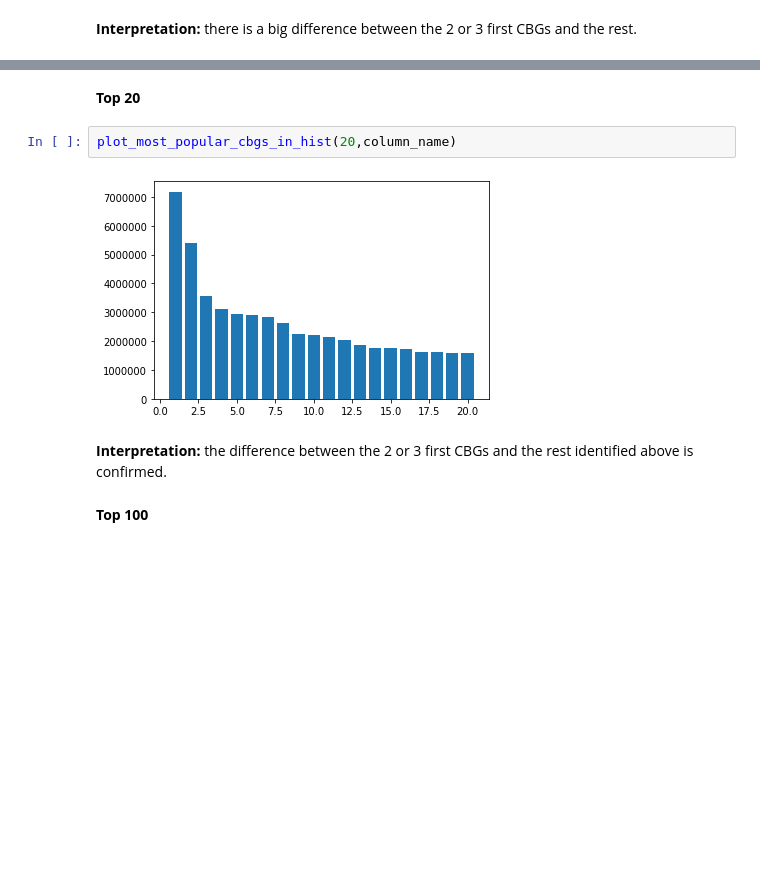
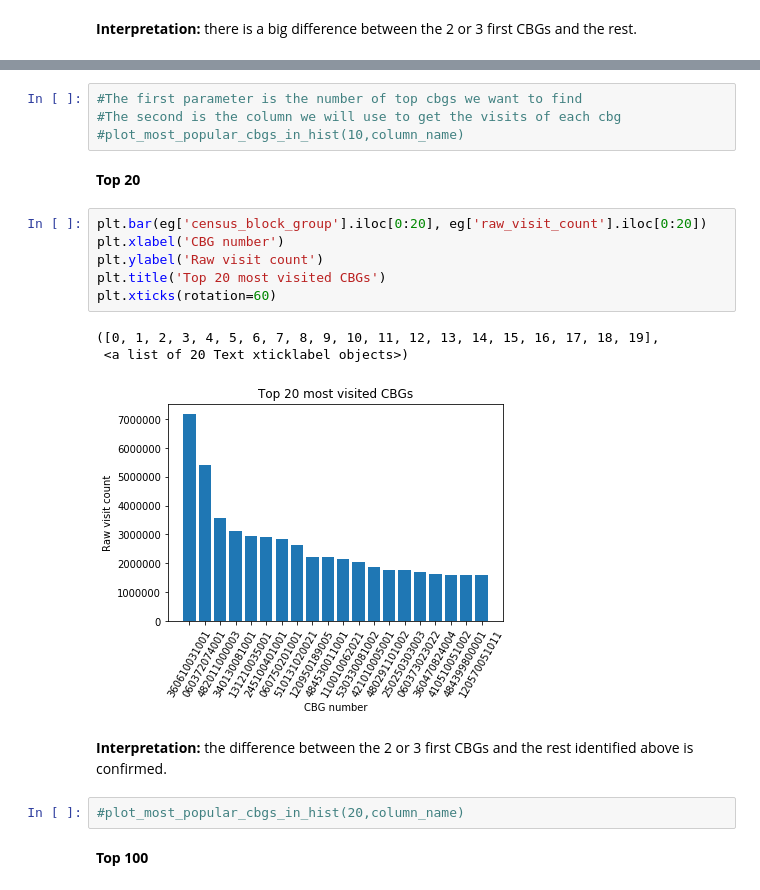
Before and after one commit to Crosita/Capstone-Project-1, a Jupyter notebook: EDA_Capstone_1.ipynb, the cells around one changed output, grey strips where cells are left out. Saved outputs shown, nothing was run; the diff lists cells and outputs as text; blank space fills up the shorter version.

```diff
--- a/EDA_Capstone_1.ipynb
+++ b/EDA_Capstone_1.ipynb
@@ -323,10 +354,22 @@ plot_most_popular_cbgs_in_hist(10,column_name)
+# %%
+#The first parameter is the number of top cbgs we want to find
+#The second is the column we will use to get the visits of each cbg
+#plot_most_popular_cbgs_in_hist(10,column_name)
 # %% [markdown]
 <b>Top 20</b>
-# %%
-plot_most_popular_cbgs_in_hist(20,column_name)
-# %% [output]
-[figure, removed]
+# %%
+plt.bar(eg['census_block_group'].iloc[0:20], eg['raw_visit_count'].iloc[0:20])
+plt.xlabel('CBG number')
+plt.ylabel('Raw visit count')
+plt.title('Top 20 most visited CBGs')
+plt.xticks(rotation=60)
+# %% [output]
+([0, 1, 2, 3, 4, 5, 6, 7, 8, 9, 10, 11, 12, 13, 14, 15, 16, 17, 18, 19],
+ <a list of 20 Text xticklabel objects>)
+[figure, added]
 # %% [markdown]
 <b> Interpretation: </b> the difference between the 2 or 3 first CBGs and the rest identified above is confirmed.
+# %%
+#plot_most_popular_cbgs_in_hist(20,column_name)
 # %% [markdown]
 <b>Top 100</b>
```
Also changed, not shown: parts of 66 cells of this notebook.
